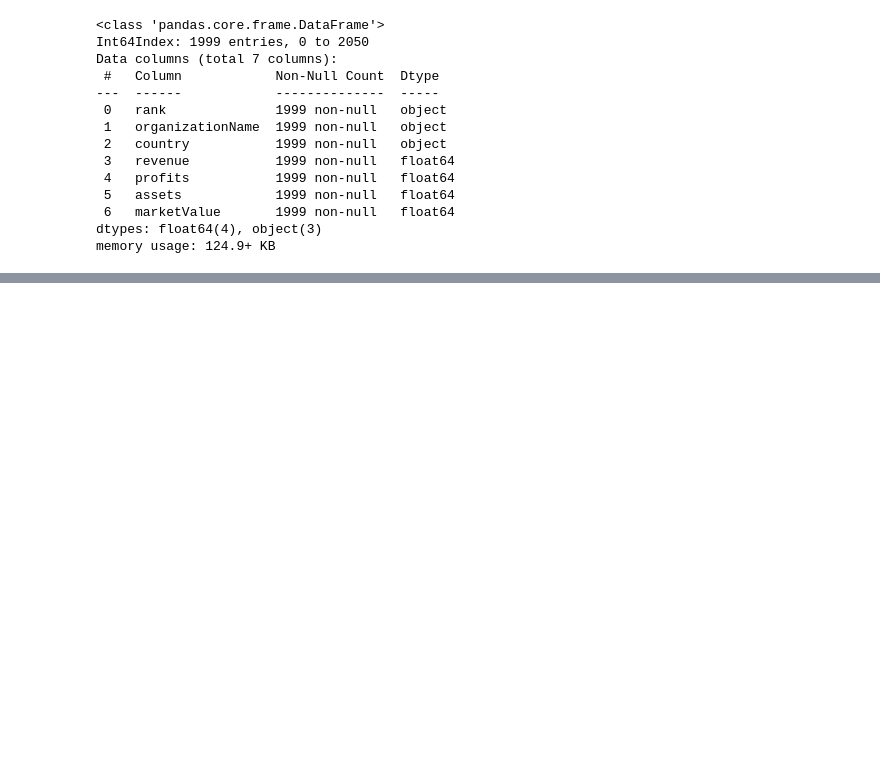
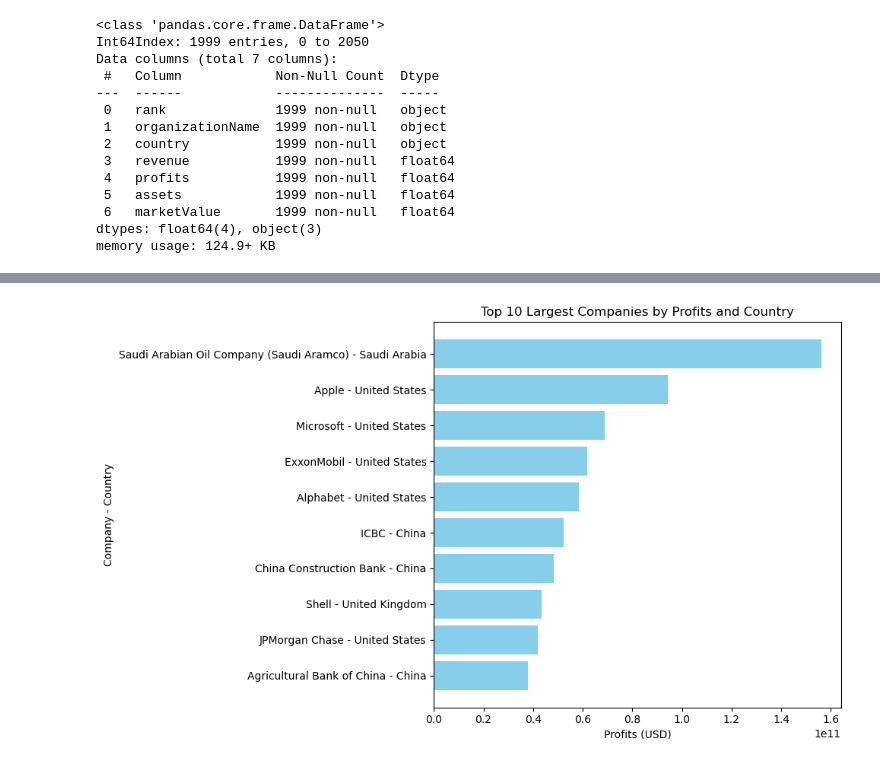
Before and after one commit to JulianaCBrum/Largest-Companies-in-World, a Jupyter notebook: Largest companies in World.ipynb, the cells around one changed output, grey strips where cells are left out. Drawn from its saved outputs; the diff is of its cells as text; code cells hidden in the pictures; blank space fills up the shorter version.

Commit message:
Plots
I have plotted some graphics showing profit, assets, revenue and marketvalue for the top 10 largest companies in the world

```diff
--- a/Largest companies in World.ipynb
+++ b/Largest companies in World.ipynb
@@ -67,16 +70,3 @@ Data columns (total 7 columns):
  6   marketValue       2049 non-null   object
 dtypes: object(7)
 memory usage: 128.1+ KB
-# %%
-def convert_revenue_to_float(revenue):
-    if pd.isna(revenue):  # Check if revenue value is NaN
-        return revenue
-    elif 'B' in revenue:  # If revenue is in billions
-        return float(revenue.replace('B', '').replace(',', '')) * 1e9  # Convert to float (billions)
-    elif 'M' in revenue:  # If revenue is in millions
-        return float(revenue.replace('M', '').replace(',', '')) * 1e6  # Convert to float (millions)
-    else:  # If revenue is already a number
-        return float(revenue.replace(',', ''))  # Convert to float
-
-# Apply the function to the 'revenue' column
-df['revenue'] = df['revenue'].apply(convert_revenue_to_float)
@@ -271,0 +152,22 @@ if __name__ == '__main__':
+# %%
+# Group by 'organizationName' and 'country', summing the revenue for each company in each country
+top_companies_by_country = df.groupby(['organizationName', 'country'])['profits'].sum().reset_index()
+
+# Sort the DataFrame by revenue in descending order
+top_companies_by_country = top_companies_by_country.sort_values(by='profits', ascending=False)
+
+# Select the top 10 largest companies by revenue and country
+top_10_by_country = top_companies_by_country.head(10)
+
+# Plot the top 10 largest companies by revenue and country
+plt.figure(figsize=(10, 6))
+plt.barh(top_10_by_country['organizationName'] + ' - ' + top_10_by_country['country'],
+         top_10_by_country['profits'], color='skyblue')
+plt.xlabel('Profits (USD)')
+plt.ylabel('Company - Country')
+plt.title('Top 10 Largest Companies by Profits and Country')
+plt.gca().invert_yaxis()  # Invert y-axis to show the highest revenue at the top
+plt.tight_layout()  # Adjust layout to prevent overlapping labels
+plt.show()
+# %% [output]
+[figure, added]
```
Also changed, not shown: parts of 19 cells of this notebook.
